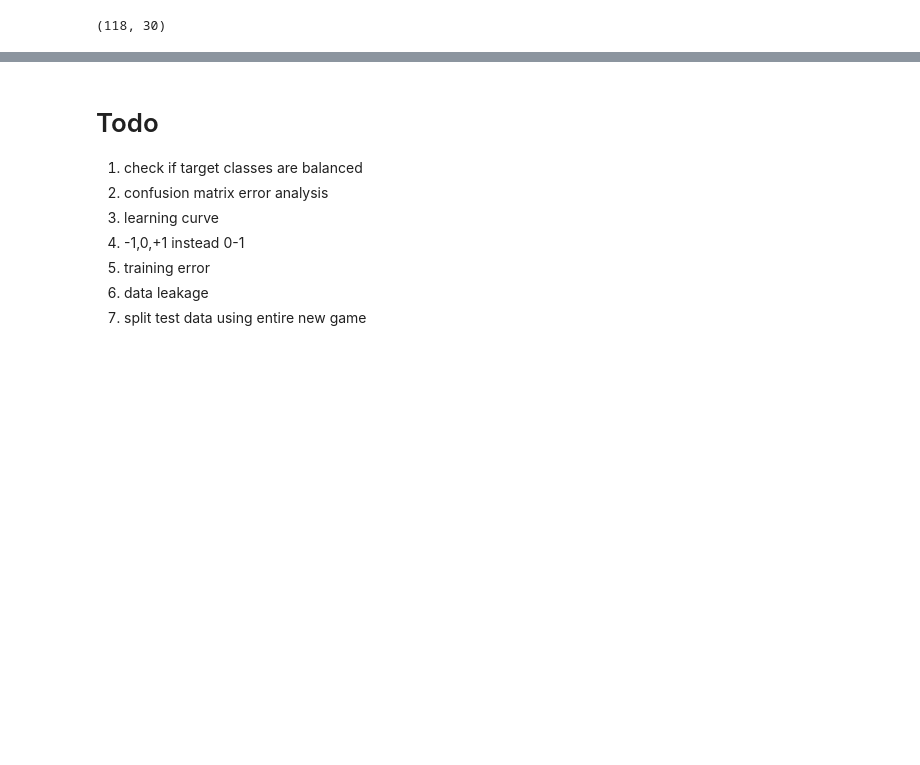
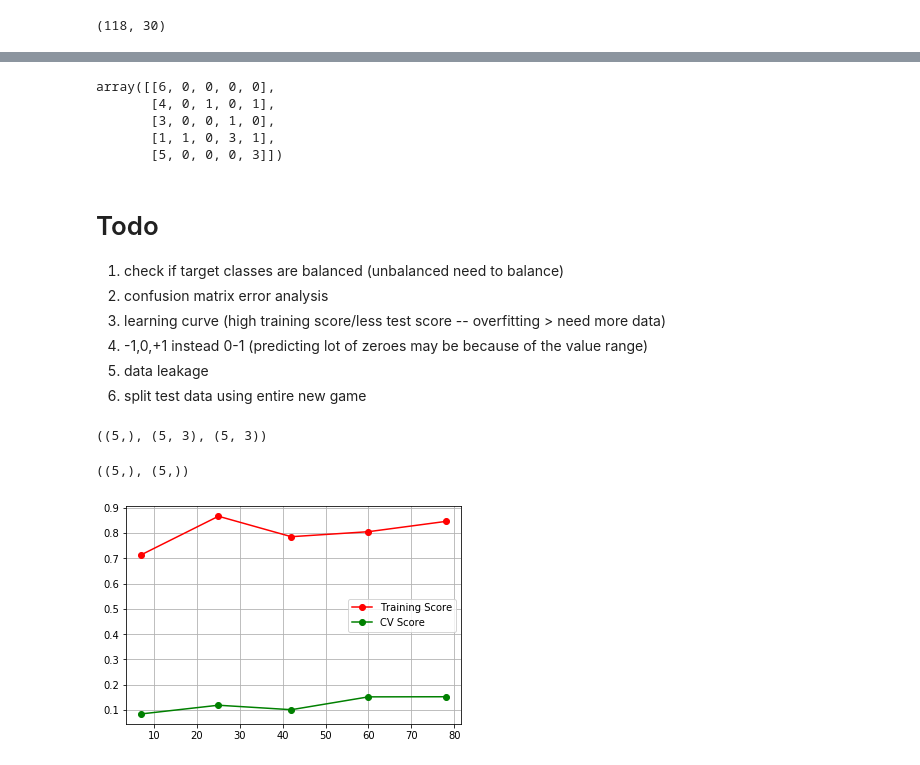
Before and after one commit to mshanm10/battleship-ai, a Jupyter notebook: src/model_training.ipynb, the cells around one changed output, grey strips where cells are left out. Drawn from its saved outputs; the diff is of its cells as text; code cells hidden in the pictures; blank space fills up the shorter version.

Commit message:
notebooks, dataset and trained model added.

```diff
--- a/src/model_training.ipynb
+++ b/src/model_training.ipynb
@@ -199,7 +241,7 @@ len(X_train), len(X_test)
 # %% [output]
 (118, 30)
 # %%
-col_classifier = RandomForestClassifier(n_estimators=100)
+col_classifier = RandomForestClassifier(n_estimators=10)
 col_classifier.fit(X_train, y_train)
 # %% [output]
 RandomForestClassifier(bootstrap=True, class_weight=None, criterion='gini',
@@ -220,9 +262,38 @@ col_classifier.score(X_train, y_train)
+# %%
+# confusion matrix
+y_pred = col_classifier.predict(X_test)
+# y_test.to_numpy(),y_test.to_numpy().argmax(axis=1), y_pred, y_pred.argmax(axis=1)
+confusion_matrix(y_test.to_numpy().argmax(axis=1), y_pred.argmax(axis=1))
+# %% [output]
+array([[6, 0, 0, 0, 0],
+       [4, 0, 1, 0, 1],
+       [3, 0, 0, 1, 0],
+       [1, 1, 0, 3, 1],
+       [5, 0, 0, 0, 3]])
 # %% [markdown]
 # Todo
-1. check if target classes are balanced
+1. check if target classes are balanced (unbalanced need to balance)
 2. confusion matrix error analysis
-3. learning curve
-4. -1,0,+1  instead 0-1
-5. training error
-6. data leakage
-7. split test data using entire new game
+3. learning curve (high training score/less test score -- overfitting > need more data)
+4. -1,0,+1  instead 0-1 (predicting lot of zeroes may be because of the value range)
+5. data leakage
+6. split test data using entire new game
+# %%
+# learning curve
+train_sizes, train_scores, test_scores = learning_curve(col_classifier, X_train, y_train)
+train_sizes.shape, train_scores.shape, test_scores.shape
+# %% [output]
+((5,), (5, 3), (5, 3))
+# %%
+train_scores_mean = np.mean(train_scores, axis=1)
+test_scores_mean = np.mean(test_scores, axis=1)
+train_scores_mean.shape, test_scores_mean.shape
+# %% [output]
+((5,), (5,))
+# %%
+plt.plot(train_sizes, train_scores_mean, 'o-', color='red', label='Training Score')
+plt.plot(train_sizes, test_scores_mean, 'o-', color='green', label='CV Score')
+plt.legend()
+plt.grid()
+# %% [output]
+[figure, added]
```
Also changed, not shown: parts of 12 cells of this notebook, 51 other files.
